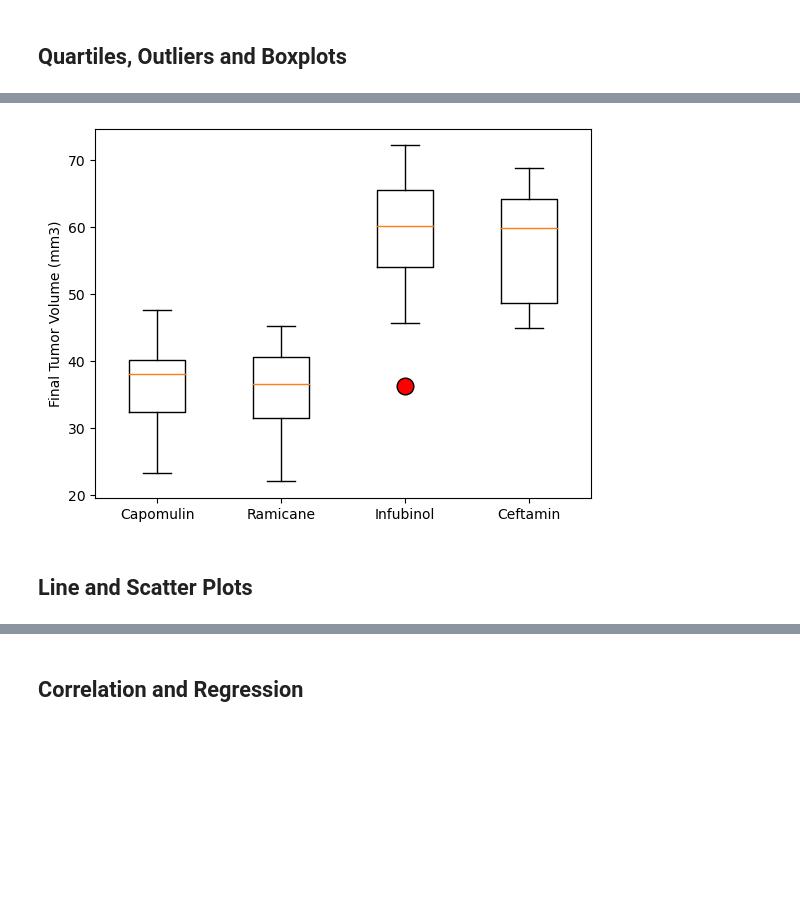
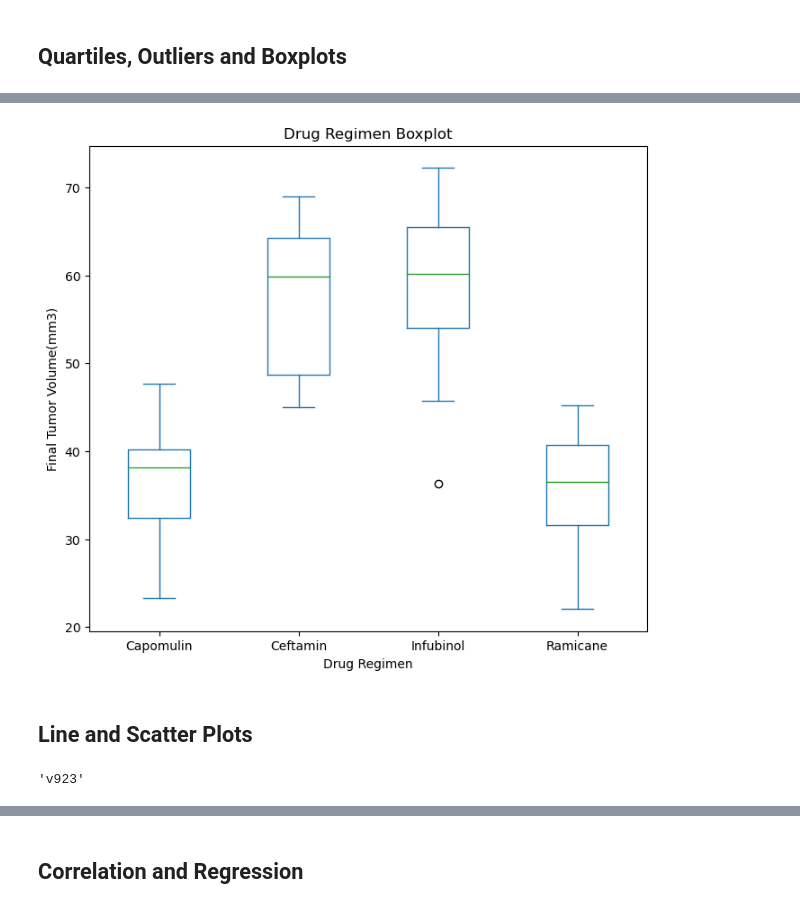
Before and after one commit to AlTesla/Matplotlib-challenge, a Jupyter notebook: Pymaceuticals/pymaceuticals_challenge.ipynb, the cells around one changed output, grey strips where cells are left out. Drawn from its saved outputs; the diff is of its cells as text; code cells hidden in the pictures; blank space fills up the shorter version.

```diff
--- a/Pymaceuticals/pymaceuticals_challenge.ipynb
+++ b/Pymaceuticals/pymaceuticals_challenge.ipynb
@@ -191,9 +175,12 @@ plt.show()
 ## Quartiles, Outliers and Boxplots
 # %%
 # Calculate the final tumor volume of each mouse across four of the treatment regimens:
-# Capomulin, Ramicane, Infubinol, and Ceftamin
 
 # Start by getting the last (greatest) timepoint for each mouse
-
-
+greatest_timepoint = complete_pyma_df.groupby('Mouse ID')['Timepoint'].max().reset_index()
 # Merge this group df with the original DataFrame to get the tumor volume at the last timepoint
+greatest_timepoint = greatest_timepoint.merge(complete_pyma_df, how='left')
+# Put treatments into a list for for loop (and later for plot labels)
+regimens = ['Capomulin', 'Ramicane', 'Infubinol', 'Ceftamin']
+# Locate the rows which contain mice on each drug and get the tumor volumes
+greatest_timepoint = greatest_timepoint[greatest_timepoint['Drug Regimen'].isin(regimens) == True]
@@ -222,0 +187,5 @@ Ceftamin's potential outliers: Series([], Name: Tumor Volume (mm3), dtype: float
+# %%
+# Create empty list to fill with tumor vol data (for plotting)
+box_plot_summary = greatest_timepoint.groupby(['Mouse ID', 'Drug Regimen'])['Tumor Volume (mm3)'].sum().reset_index()
+# %%
+box_pivot = box_plot_summary.pivot_table(values='Tumor Volume (mm3)', index='Mouse ID', columns='Drug Regimen', aggfunc='sum')
@@ -223,6 +232,22 @@ Ceftamin's potential outliers: Series([], Name: Tumor Volume (mm3), dtype: float
 # %%
 # Generate a box plot that shows the distrubution of the tumor volume for each treatment group.
+bx = box_pivot.plot(
+        kind='box',
+        figsize=(8, 7)
+        )
+bx.set_title("Drug Regimen Boxplot")
+bx.set_ylabel("Final Tumor Volume(mm3)")
+bx.set_xlabel("Drug Regimen")
+
+plt.show()
 # %% [output]
-[figure, old version]
+[figure, new version]
 # %% [markdown]
 ## Line and Scatter Plots
+# %%
+Capomulin_mice = complete_pyma_df.loc[complete_pyma_df['Drug Regimen'] == "Capomulin"]
+Capomulin_mice_ID = Capomulin_mice['Mouse ID'].unique()
+Mouse = random.choice(Capomulin_mice_ID)
+Mouse
+# %% [output]
+'v923'
```
Also changed, not shown: parts of 15 cells of this notebook.
